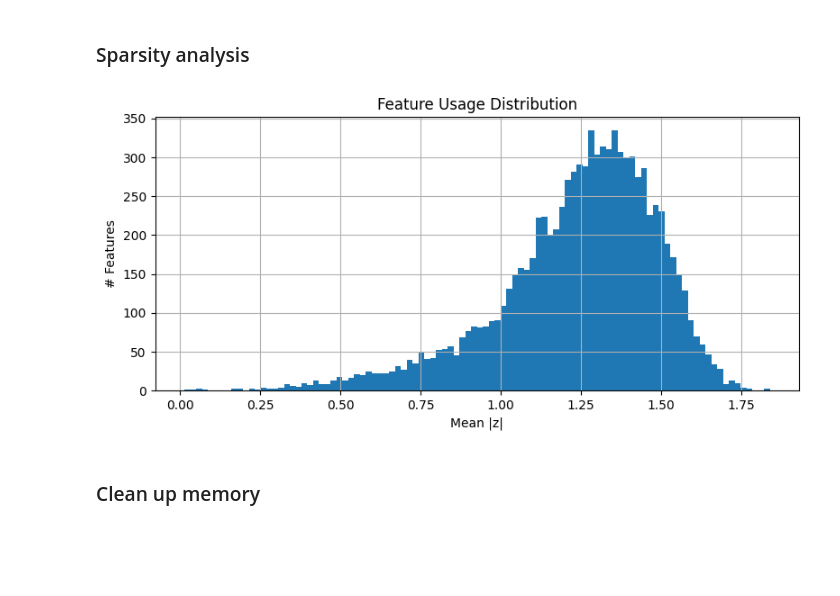
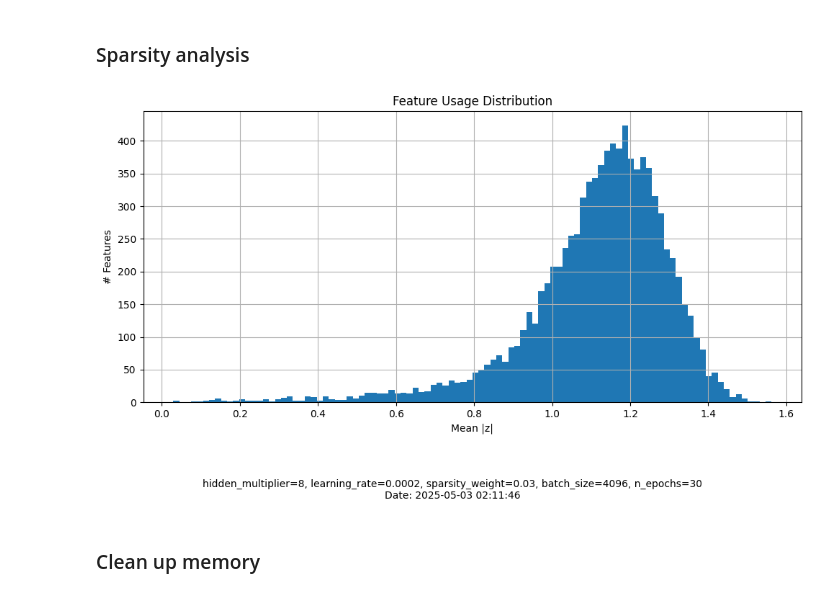
Before and after one commit to tsai-henry/roboterp, a Jupyter notebook: safaa_visualizer.ipynb, the cells around one changed output. Cells and saved outputs as stored; diff of their text form; code cells hidden in the pictures; blank space fills up the shorter version.

```diff
--- a/safaa_visualizer.ipynb
+++ b/safaa_visualizer.ipynb
@@ -265,7 +236,7 @@ epoch_losses = []
 for epoch in range(n_epochs):
     epoch_loss = 0.0
     for batch, in train_loader:
-        batch = batch.to("cuda:0", non_blocking=True)
+        batch = batch.to(device, non_blocking=True)
         recon, z = sae(batch)
 
         loss = loss_fn(recon, batch) + sparsity_weight * torch.mean(torch.abs(z))
@@ -318,23 +296,13 @@ Epoch 10: Loss 0.464106
 ### Load previously trained model
 # %%
 # Need to change model path to your own local folder and .pth filename
-model_path = "/home/henrytsai/henry/roboterp/checkpoints/sae_2025-05-01_19-00-41.pth"
+model_path = "/home/henrytsai/henry/roboterp/checkpoints/sae_2025-05-03_02-07-19.pth"
 
-# === Initialize Weights & Biases ===
-wandb.init(project="sparse-autoencoder", name="SAE-run", config={
-    "hidden_multiplier": 8,
-    "learning_rate": 1e-4,
-    "sparsity_weight": 1e-2,
-    "n_epochs": 50,
-    "batch_size": 512,
-})
-
-# === Hyperparameters ===
-hidden_multiplier = wandb.config.hidden_multiplier
-learning_rate = wandb.config.learning_rate
-sparsity_weight = wandb.config.sparsity_weight
-n_epochs = wandb.config.n_epochs
-batch_size = wandb.config.batch_size
+hidden_multiplier = 8
+learning_rate = 2e-4
+sparsity_weight = 3e-2
+n_epochs = 30
+batch_size = 512
 
 # ==== LOAD METADATA ====
 image_to_token_counts = torch.load("image_to_token_counts.pt")
@@ -451,36 +407,49 @@ Top 5 active features: [2964, 3915, 3119, 1116, 4703]
 ### Sparsity analysis
 # %%
 # Assume `sae` is already loaded and on the correct device
-device = torch.device("cuda:0" if torch.cuda.is_available() else "cpu")
 sae = sae.to(device)
 sae.eval()
 
 # Compute feature usage (mean |z|) without storing all z
 d_hidden = sae.module.encoder.out_features if isinstance(sae, torch.nn.DataParallel) else sae.encoder.out_features
 running_sum = torch.zeros(d_hidden, device=device)
 count = 0
 
 with torch.no_grad():
     for (batch,) in train_loader:
         batch = batch.to(device, non_blocking=True)
         _, z = sae(batch)                      # shape: [B, d_hidden] or [B, T, d_hidden]
         z = z.view(-1, z.shape[-1])            # flatten in case it's [B, T, d_hidden]
         running_sum += torch.sum(torch.abs(z), dim=0)
         count += z.shape[0]
 
 feature_usage = running_sum / count
 
+from datetime import datetime
+
 # Plot
-plt.figure(figsize=(8, 4))
+plt.figure(figsize=(10, 5))
 plt.hist(feature_usage.cpu().numpy(), bins=100)
 plt.title("Feature Usage Distribution")
 plt.xlabel("Mean |z|")
 plt.ylabel("# Features")
 plt.grid(True)
+
+# Annotate with hyperparameters and timestamp
+info_text = (
+    f"hidden_multiplier={hidden_multiplier}, "
+    f"learning_rate={learning_rate}, "
+    f"sparsity_weight={sparsity_weight}, "
+    f"batch_size={batch_size}, "
+    f"n_epochs={n_epochs}\n"
+    f"Date: {datetime.now().strftime('%Y-%m-%d %H:%M:%S')}"
+)
+plt.gcf().text(0.5, -0.15, info_text, ha="center", fontsize=10)
 plt.tight_layout()
 plt.show()
+wandb.log({"feature_usage_histogram": wandb.Image(plt)})
 # %% [output]
-[figure, old version]
+[figure, new version]
 # %% [markdown]
 ### Clean up memory
 # %%
```
Also changed, not shown: parts of 12 cells of this notebook.
